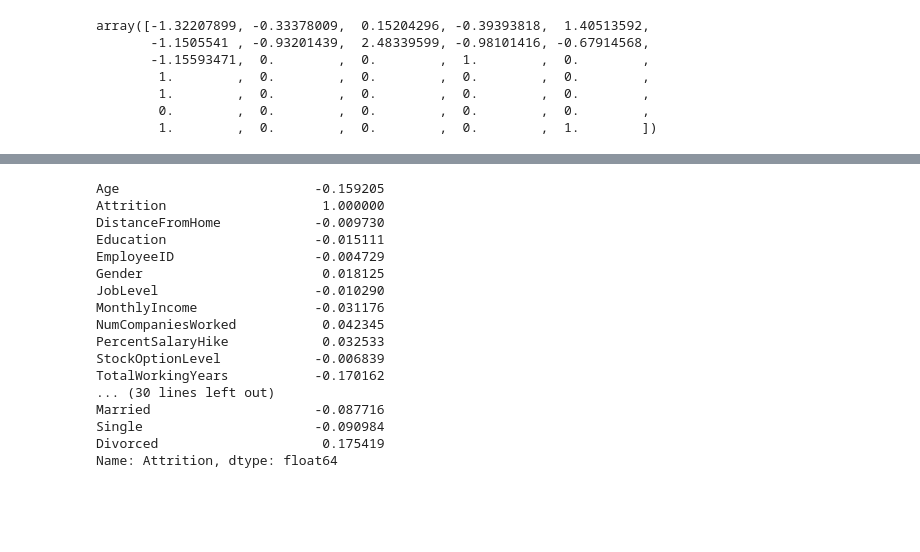
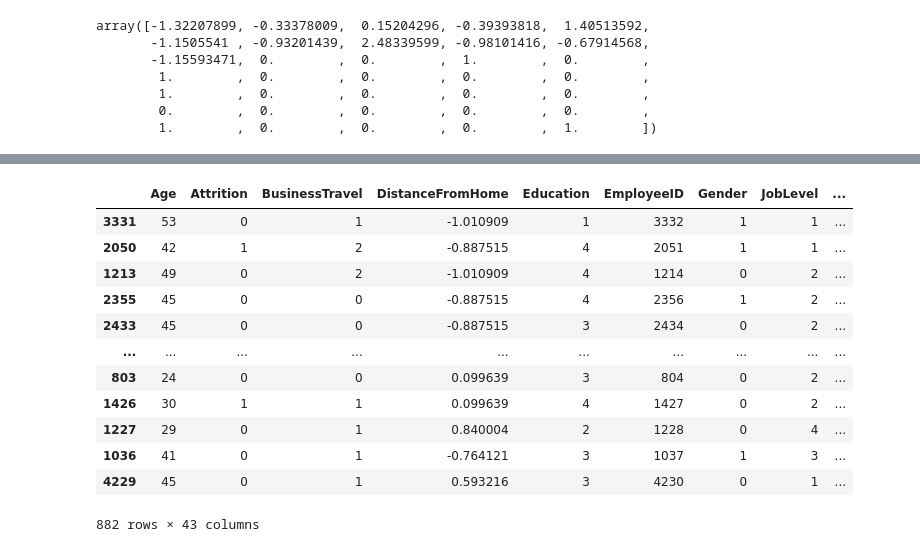
Before and after one commit to nazzim29/HumanForYou, a Jupyter notebook: projet.ipynb, the cells around one changed output, grey strips where cells are left out. Drawn from its saved outputs; the diff is of its cells as text; code cells hidden in the pictures; blank space fills up the shorter version.

```diff
--- a/projet.ipynb
+++ b/projet.ipynb
@@ -474,20 +503,26 @@ corr_matrix.style.background_gradient(cmap='Wistia')
 # %%
-print(corr_matrix["Attrition"])
+from sklearn.model_selection import train_test_split
+from sklearn.model_selection import StratifiedShuffleSplit
+
+split = StratifiedShuffleSplit(n_splits=1, test_size=0.2, random_state=42)
+for train_index, test_index in split.split(general_data, general_data["Attrition"]):
+    strat_train_set = general_data.loc[train_index]
+    strat_test_set = general_data.loc[test_index]
-# %% [output]
-Age                         -0.159205
-Attrition                    1.000000
-DistanceFromHome            -0.009730
-Education                   -0.015111
-EmployeeID                  -0.004729
-Gender                       0.018125
-JobLevel                    -0.010290
-MonthlyIncome               -0.031176
-NumCompaniesWorked           0.042345
-PercentSalaryHike            0.032533
-StockOptionLevel            -0.006839
-TotalWorkingYears           -0.170162
-... (30 lines left out)
-Married                     -0.087716
-Single                      -0.090984
-Divorced                     0.175419
-Name: Attrition, dtype: float64
+# %%
+def print_confusion_matrix(matrix):
+    print("+-----------+--------------+--------------+")
+    print("")
+# %% [output]
+|  | Age | Attrition | BusinessTravel | DistanceFromHome | Education | EmployeeID | Gender | JobLevel | ... |
+| 3331 | 53 | 0 | 1 | -1.010909 | 1 | 3332 | 1 | 1 | ... |
+| 2050 | 42 | 1 | 2 | -0.887515 | 4 | 2051 | 1 | 1 | ... |
+| 1213 | 49 | 0 | 2 | -1.010909 | 4 | 1214 | 0 | 2 | ... |
+| 2355 | 45 | 0 | 0 | -0.887515 | 4 | 2356 | 1 | 2 | ... |
+| 2433 | 45 | 0 | 0 | -0.887515 | 3 | 2434 | 0 | 2 | ... |
+| ... | ... | ... | ... | ... | ... | ... | ... | ... | ... |
+| 803 | 24 | 0 | 0 | 0.099639 | 3 | 804 | 0 | 2 | ... |
+| 1426 | 30 | 1 | 1 | 0.099639 | 4 | 1427 | 0 | 2 | ... |
+| 1227 | 29 | 0 | 1 | 0.840004 | 2 | 1228 | 0 | 4 | ... |
+| 1036 | 41 | 0 | 1 | -0.764121 | 3 | 1037 | 1 | 3 | ... |
+| 4229 | 45 | 0 | 1 | 0.593216 | 3 | 4230 | 0 | 1 | ... |
+882 rows × 43 columns
```
Also changed, not shown: parts of 22 cells of this notebook.
